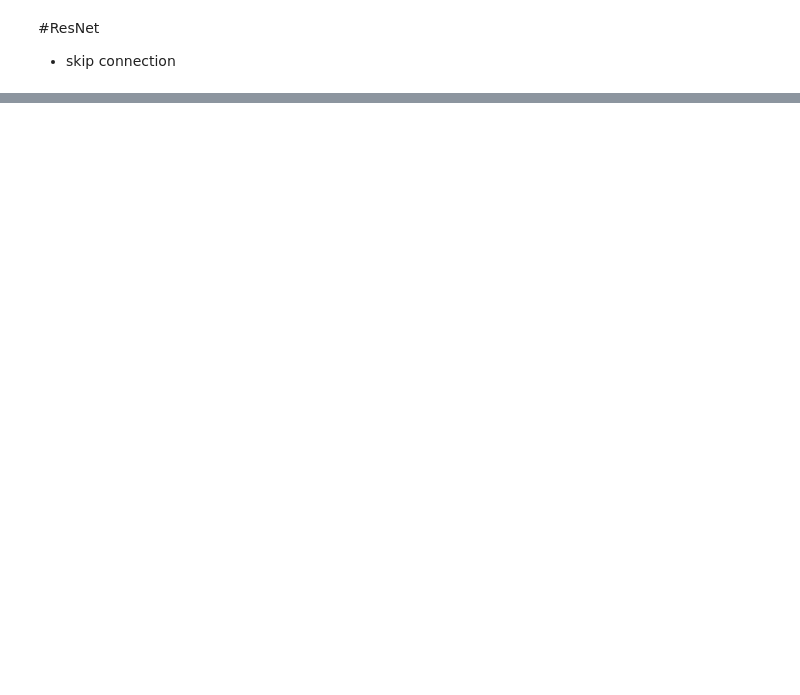
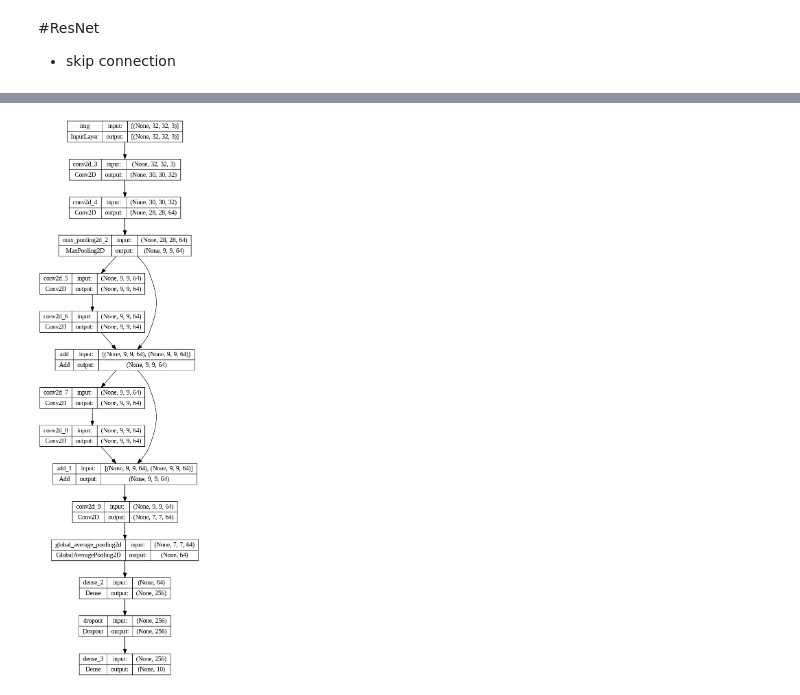
Before and after one commit to Nattakonjpg/AIPrototype2023, a Jupyter notebook: AI_Prototype.ipynb, the cells around one changed output, grey strips where cells are left out. Drawn from its saved outputs; the diff is of its cells as text; code cells hidden in the pictures; blank space fills up the shorter version.

```diff
--- a/AI_Prototype.ipynb
+++ b/AI_Prototype.ipynb
@@ -270,0 +405,4 @@ resnet_model.summary()
+# %%
+keras.utils.plot_model(resnet_model,  show_shapes=True)
+# %% [output]
+[figure, added]
```
Also changed, not shown: parts of 30 cells of this notebook.
